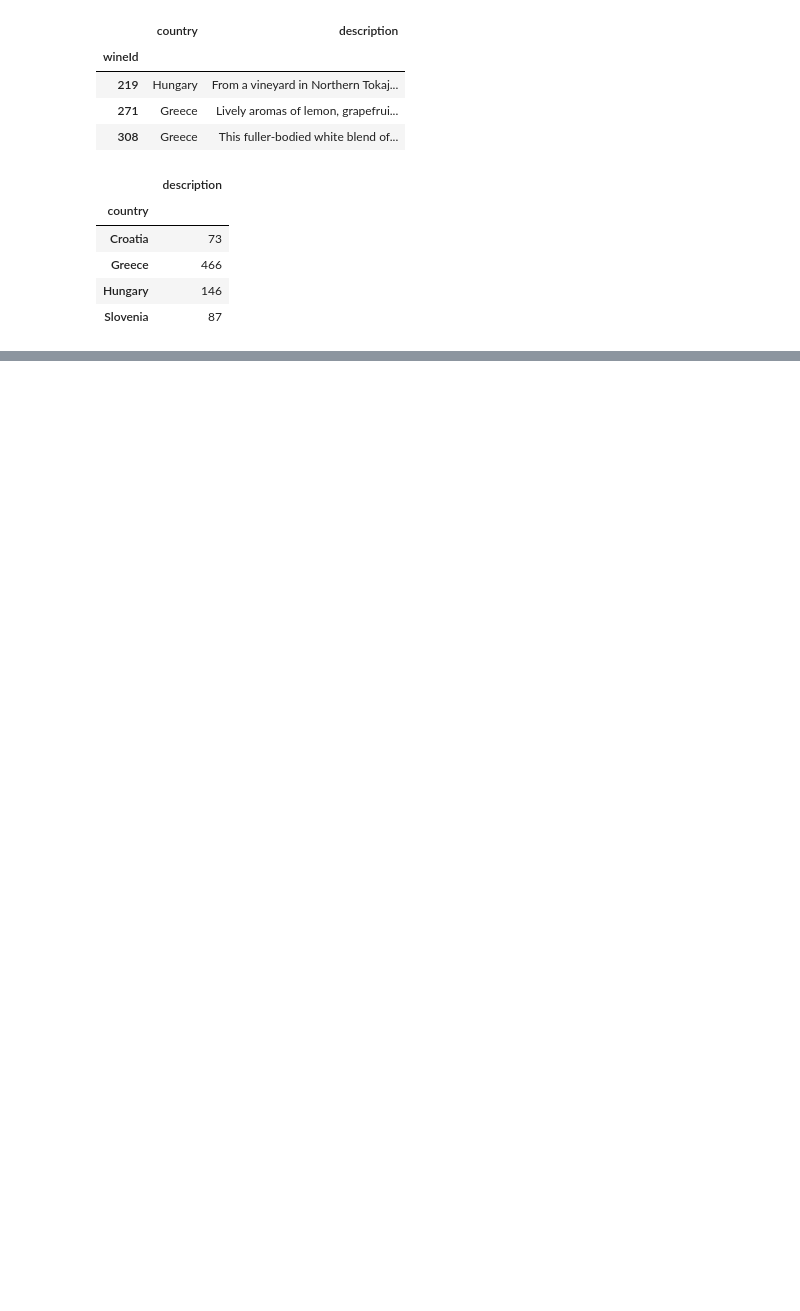
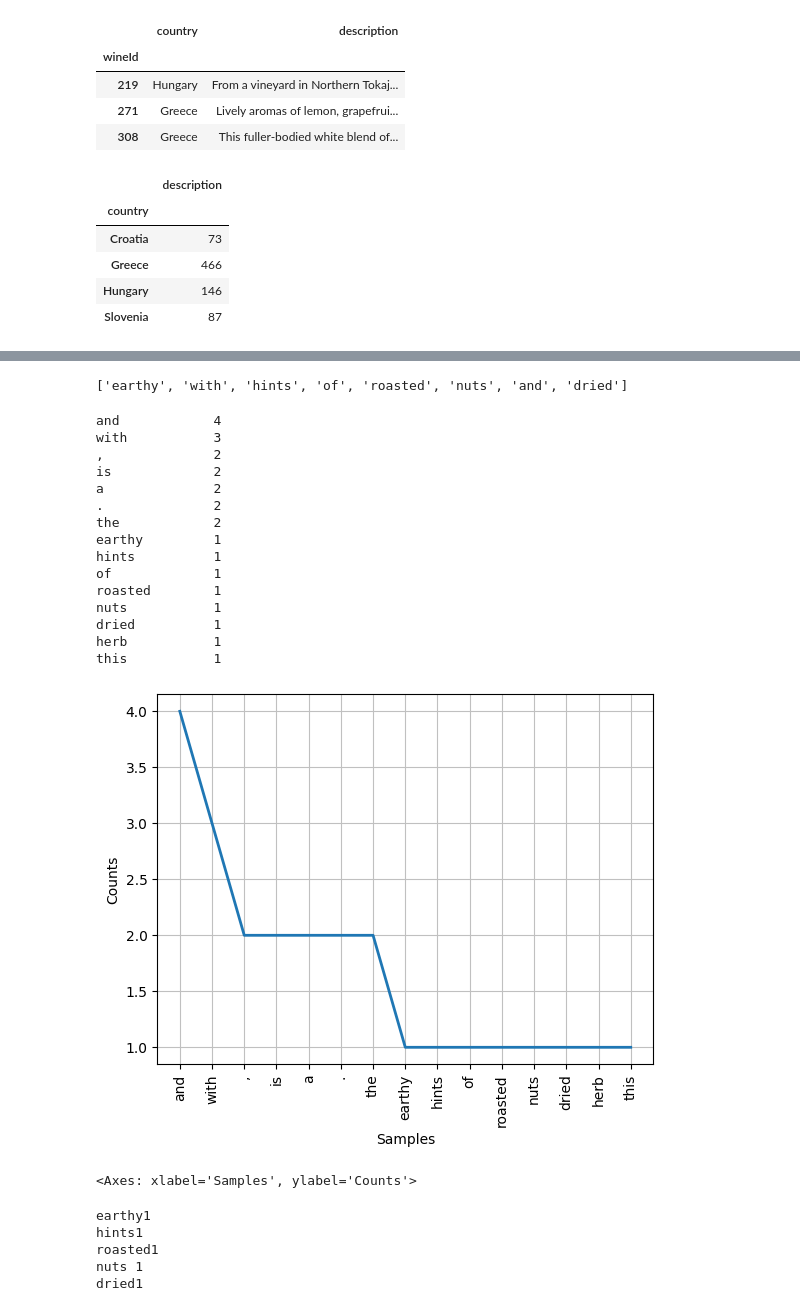
Before and after one commit to klarcika/TZ, a Jupyter notebook: Naloga6.ipynb, the cells around one changed output, grey strips where cells are left out. Saved outputs shown, nothing was run; the diff lists cells and outputs as text; code cells hidden in the pictures; blank space fills up the shorter version.

```diff
--- a/Naloga6.ipynb
+++ b/Naloga6.ipynb
@@ -80,14 +60,39 @@ KeyboardInterrupt: ignored
+# %%
+example_slo = df[df["country"] == 'Slovenia']
 # %%
+# tokeniziraje in izpišite 8 tokenov, ki imajo najvišjo frekvenco pojavitve,
 from nltk.tokenize import word_tokenize
 from nltk.text import Text
-
-seznam_tokeni = word_tokenize(df) # tokenizacija besedila - dobimo seznam vseh tokenov
+seznam_tokeni = word_tokenize(example_slo) # tokenizacija besedila - dobimo seznam vseh tokenov
 seznam_tokeni = [beseda.lower() for beseda in seznam_tokeni] # vse pretvorimo v male črke
-seznam_tokeni[:20] # Izpišemo prvi 20 tokenov
+seznam_tokeni[:8] # Izpišemo prvi 8 tokenov
+# %% [output]
+['earthy', 'with', 'hints', 'of', 'roasted', 'nuts', 'and', 'dried']
 # %%
+# izrišite graf, ki bo ponazoril, katerih 15 tokenov se
+#     največkrat pojavi v oceni slovenskih vin,
 from nltk import FreqDist
-
 tokeni_freq = FreqDist(seznam_tokeni)
 
-for beseda, pogostost in tokeni_freq.most_common(8): #izpišemo 20 najpogosteje pojavljenih tokenov
+for beseda, pogostost in tokeni_freq.most_common(15):
     print("{w:<15}{f}".format(w=beseda, f=pogostost))
+
+tokeni_freq.plot(15, cumulative=False)
+# %% [output]
+and            4
+with           3
+,              2
+is             2
+a              2
+.              2
+the            2
+earthy         1
+hints          1
+of             1
+roasted        1
+nuts           1
+dried          1
+herb           1
+this           1
+[figure, added]
+<Axes: xlabel='Samples', ylabel='Counts'>
@@ -95,0 +107,10 @@ tokeni_freq.plot(15, cumulative=False)
+# %%
+# ter izmed preostalih tokenov izpišite 5 takšnih, ki imajo najvišjo frekvenco pojavitve,
+for word, freq in tokeni_frekvenca_brez_stop.most_common(5): #preverimo katere so zdaj tiste najpogostejše besede
+    print("{w:<5}{f}".format(w=word, f=freq))
+# %% [output]
+earthy1
+hints1
+roasted1
+nuts 1
+dried1
```
Also changed, not shown: parts of 8 cells of this notebook.
